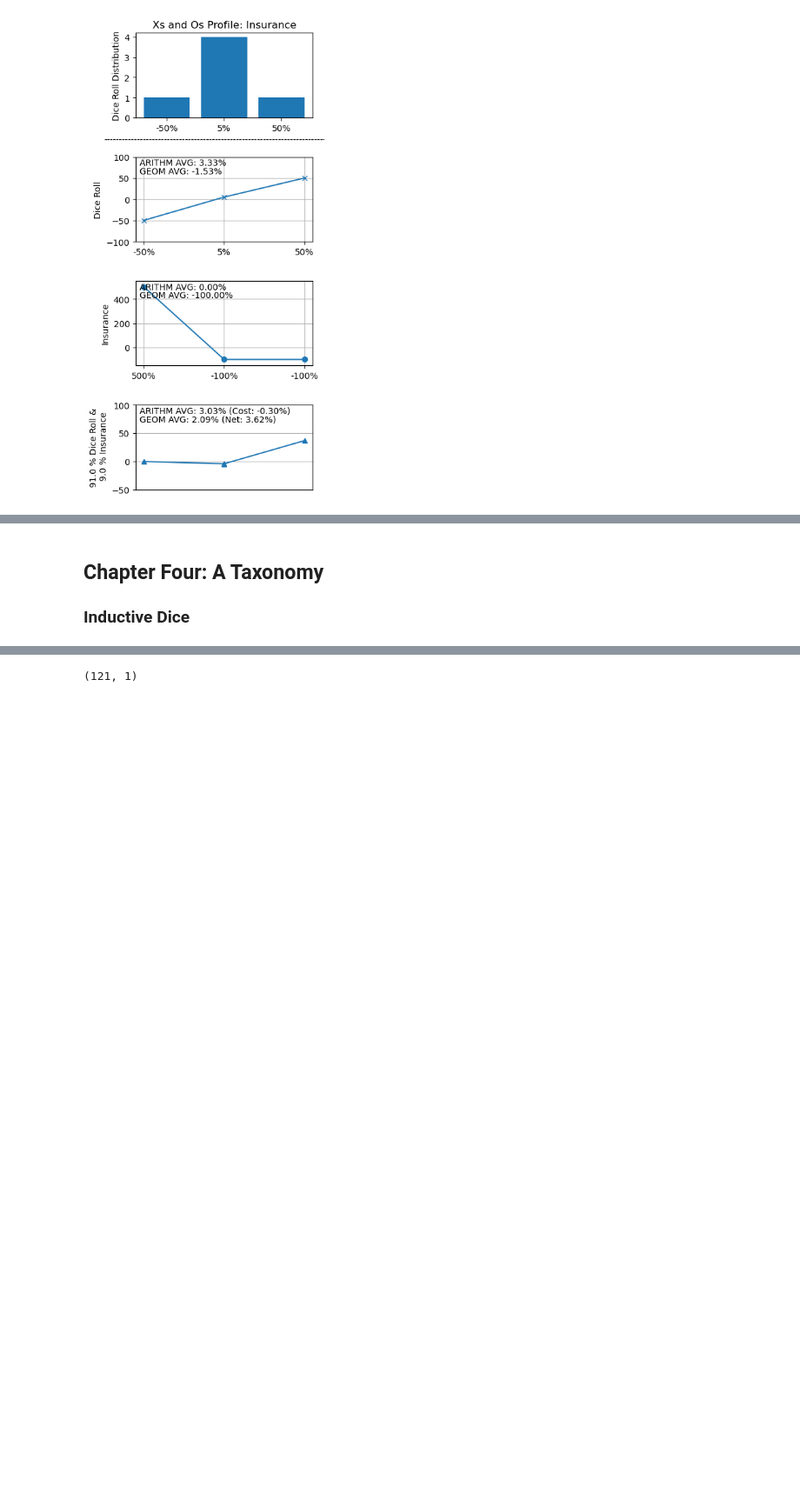
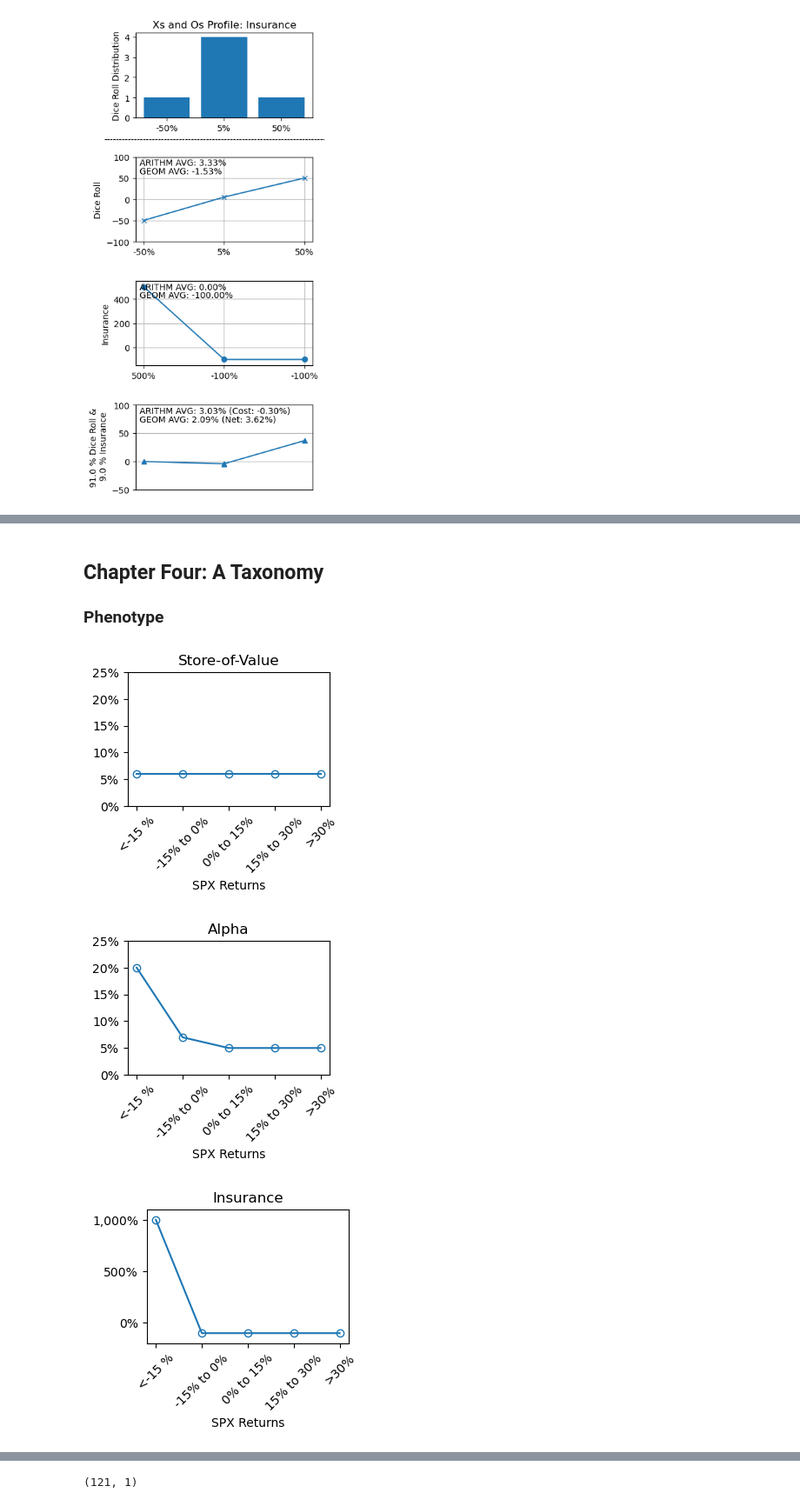
Before and after one commit to niklas-fischer/safehaven, a Jupyter notebook: notebooks/main.ipynb, the cells around one changed output, grey strips where cells are left out. Shown at 87% size. Cells and saved outputs as stored; diff of their text form; code cells hidden in the pictures; blank space fills up the shorter version.

Commit message:
`cartoon.py`: Plotting prototype payoff profiles

```diff
--- a/notebooks/main.ipynb
+++ b/notebooks/main.ipynb
@@ -346,4 +350,26 @@ nietzschesdemon.plot_median_growth(dice_to_insurance_ratio, dice.outcomes, insur
 # %% [markdown]
 ## Chapter Four: A Taxonomy
 
-### Inductive Dice
+### Phenotype
+# %%
+# Three Cartoon Safe Haven Prototype Payoff Profiles (by Simultaneous SPX returns)
+
+# Define categories and prototypes
+categories = ['<-15 %', '-15% to 0%', '0% to 15%', '15% to 30%', '>30%']
+store_of_value = {"outcomes": np.array([0.06 , 0.06 , 0.06 , 0.06 , 0.06]), "title": "Store-of-Value"}
+alpha = {"outcomes": np.array([0.2 , 0.07 , 0.05 , 0.05 , 0.05]), "title": "Alpha"}
+insurance = {"outcomes": np.array([10 , -1 , -1 , -1 , -1]), "title": "Insurance"}
+prototypes = [store_of_value, alpha, insurance]
+
+# Loop over each prototype and plot
+for prototype in prototypes:
+    data_processor = cartoon.DataProcessor(prototype["outcomes"])
+    data_processor.check_size()
+    min_value, max_value = data_processor.calculate_min_max()
+
+    plotter = cartoon.PlotPrototype(prototype["outcomes"], categories, prototype["title"])
+    plotter.plot_spx_prototype_payoff(min_value, max_value)
+# %% [output]
+[figure, added]
+[figure, added]
+[figure, added]
```
Also changed, not shown: parts of 10 cells of this notebook, 1 other file.
